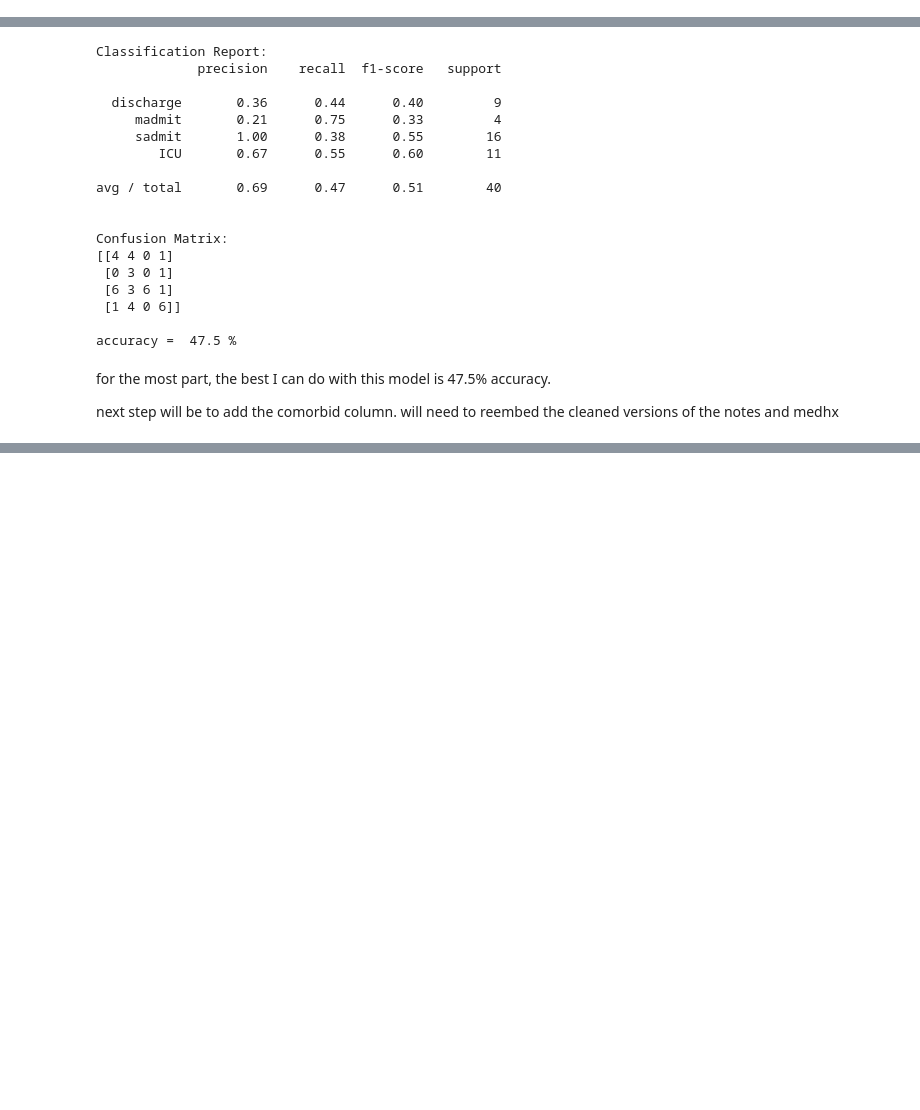
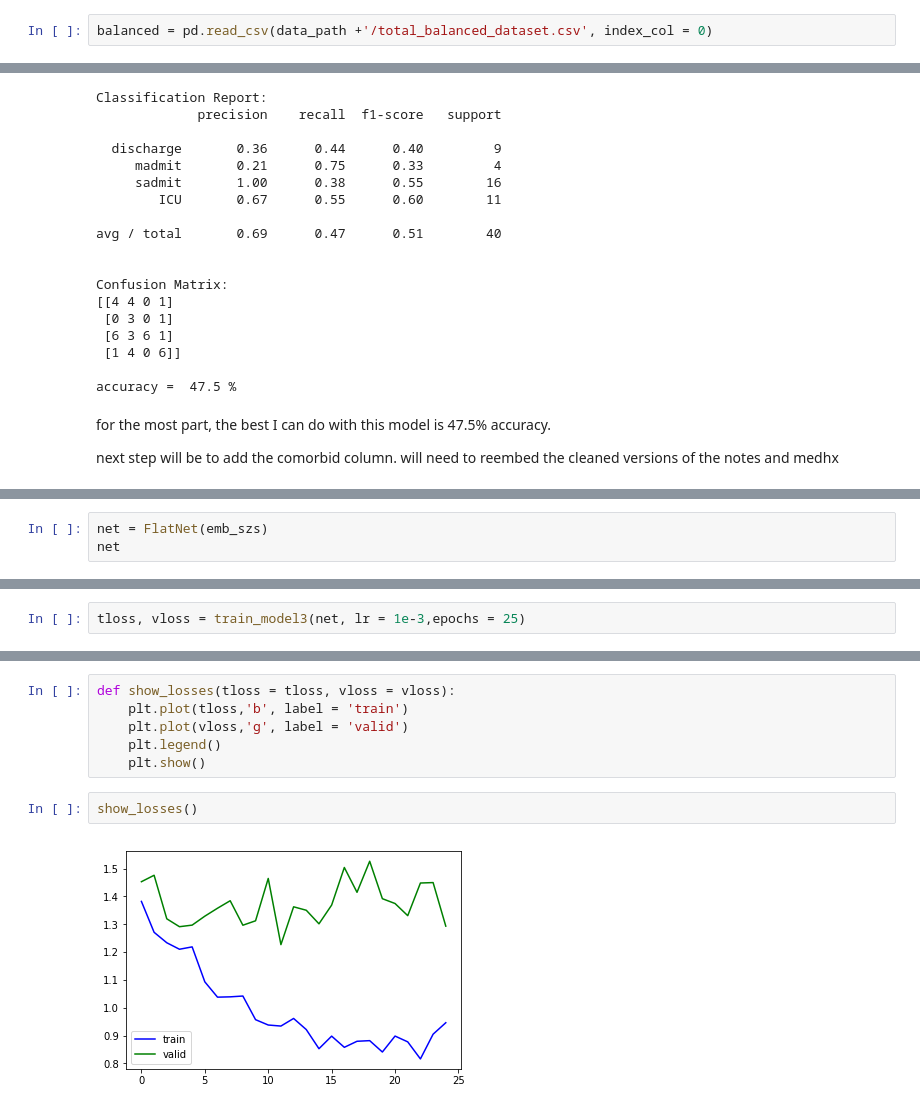
Before and after one commit to Jaskolk/ed-triage, a Jupyter notebook: complex_linear_classifier.ipynb, the cells around one changed output, grey strips where cells are left out. Saved outputs shown, nothing was run; the diff lists cells and outputs as text; blank space fills up the shorter version.

```diff
--- a/complex_linear_classifier.ipynb
+++ b/complex_linear_classifier.ipynb
@@ -776,3 +833,5 @@ balanced.to_csv(data_path +'/total_balanced_dataset.csv')
+# %%
+balanced = pd.read_csv(data_path +'/total_balanced_dataset.csv', index_col = 0)
 # %%
 balanced.shape
 # %% [output]
@@ -1059,0 +1160,3 @@ next step will be to add the comorbid column.  will need to reembed the cleaned
+# %%
+net = FlatNet(emb_szs)
+net
@@ -1059,0 +1178,2 @@ next step will be to add the comorbid column.  will need to reembed the cleaned
+# %%
+tloss, vloss = train_model3(net, lr = 1e-3,epochs = 25)
@@ -1059,0 +1198,10 @@ next step will be to add the comorbid column.  will need to reembed the cleaned
+# %%
+def show_losses(tloss = tloss, vloss = vloss):
+    plt.plot(tloss,'b', label = 'train')
+    plt.plot(vloss,'g', label = 'valid')
+    plt.legend()
+    plt.show()
+# %%
+show_losses()
+# %% [output]
+[figure, added]
```
Also changed, not shown: parts of 9 cells of this notebook.
